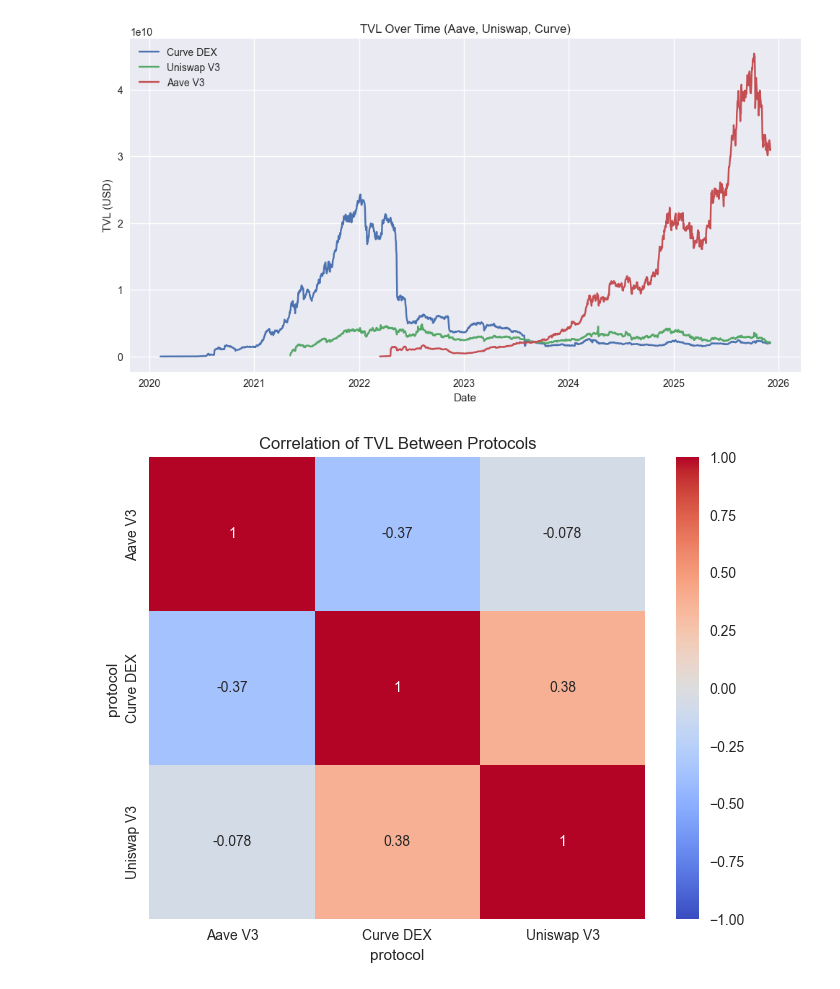
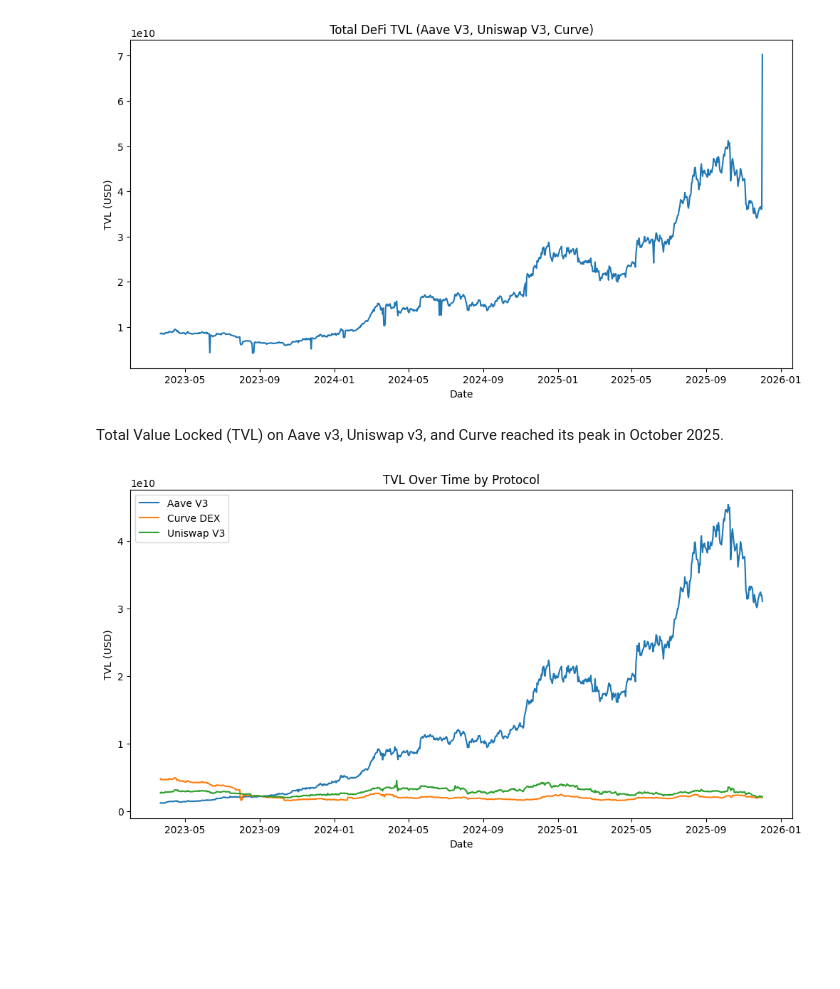
Before and after one commit to camel-lion-child/defi_market_data_pipeline, a Jupyter notebook: src/notebooks/EDA.ipynb, the cells around one changed output. Drawn from its saved outputs; the diff is of its cells as text; code cells hidden in the pictures; blank space fills up the shorter version.

```diff
--- a/src/notebooks/EDA.ipynb
+++ b/src/notebooks/EDA.ipynb
@@ -1,15 +1,13 @@
 # %%
-import os
-os.chdir("/Users/talia/Desktop/defi_market_data_pipeline")
-os.getcwd()
-
 import pandas as pd
 import matplotlib.pyplot as plt
 
-# optional: make charts look nicer
-plt.style.use("seaborn-v0_8")
+df = pd.read_parquet("../../data/processed/tvl_with_market.parquet")
 
-df = pd.read_parquet("data/processed/merged_tvl_prices.parquet")
+df["date"] = pd.to_datetime(df["date"])
+
+df = df.dropna(subset=["btc_close", "eth_close"])
 
 df.head()
+print(df.head())
 # %% [output]
@@ -57,32 +61,27 @@ df.head()
 # %%
-protocols = df['protocol'].unique()
+total_tvl = df.groupby("date", as_index=False)["tvl_usd"].sum()
 
 plt.figure(figsize=(12,6))
-for p in protocols:
-    sub = df[df['protocol'] == p]
-    plt.plot(sub['date'], sub['tvl_usd'], label=p)
-
-plt.title("TVL Over Time (Aave, Uniswap, Curve)")
+plt.plot(total_tvl["date"], total_tvl["tvl_usd"])
+plt.title("Total DeFi TVL (Aave V3, Uniswap V3, Curve)")
 plt.xlabel("Date")
 plt.ylabel("TVL (USD)")
-plt.legend()
 plt.show()
 # %% [output]
-[figure, old version]
+[figure, new version]
+# %% [markdown]
+Total Value Locked (TVL) on Aave v3, Uniswap v3, and Curve reached its peak in October 2025.
 # %%
-pivot = df.pivot_table(
-    index="date",
-    columns="protocol",
-    values="tvl_usd",
-    aggfunc="mean"
-)
+plt.figure(figsize=(12,6))
 
-corr = pivot.corr()
-corr
-import seaborn as sns
-plt.figure(figsize=(8,6))
-sns.heatmap(corr, annot=True, cmap="coolwarm", vmin=-1, vmax=1)
-plt.title("Correlation of TVL Between Protocols")
+for protocol, sub in df.groupby("protocol"):
+    daily = sub.groupby("date", as_index=False)["tvl_usd"].mean()
+    plt.plot(daily["date"], daily["tvl_usd"], label=protocol)
+
+plt.title("TVL Over Time by Protocol")
+plt.xlabel("Date")
+plt.ylabel("TVL (USD)")
+plt.legend()
 plt.show()
 # %% [output]
-[figure, old version]
+[figure, new version]
```
Also changed, not shown: parts of 21 cells of this notebook, 1 other file.
